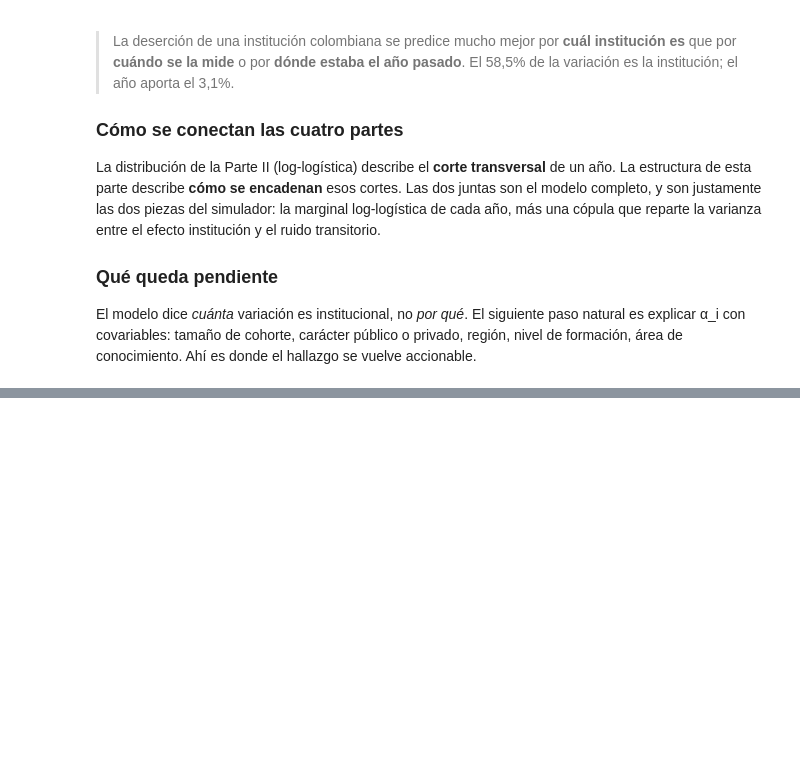
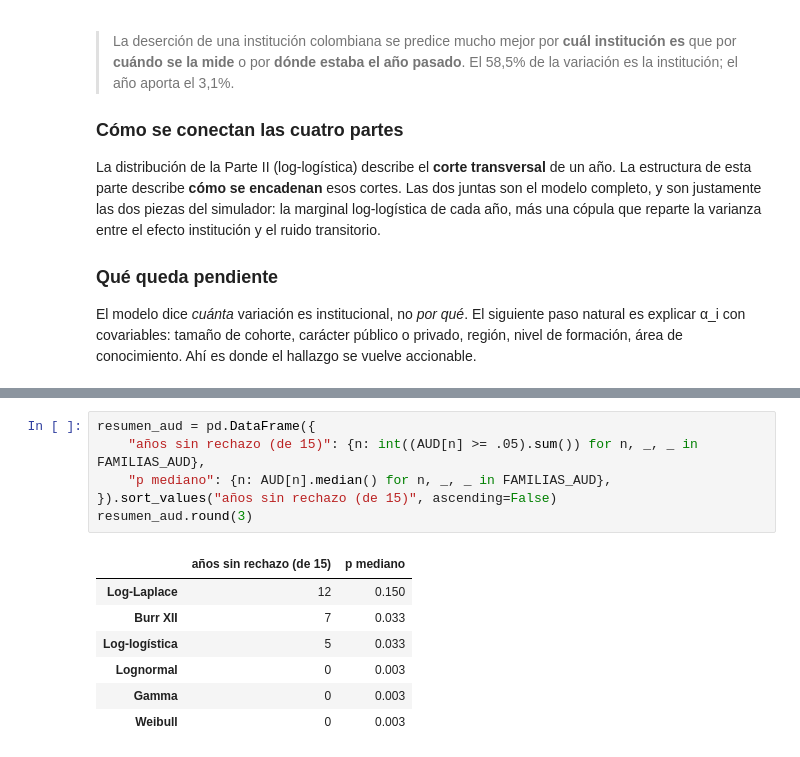
Before and after one commit to Nicolaserd/desercion-ies-colombia, a Jupyter notebook: DISPERSION_DESERCION.ipynb, the cells around one changed output, grey strips where cells are left out. Drawn from its saved outputs; the diff is of its cells as text; blank space fills up the shorter version.

```diff
--- a/DISPERSION_DESERCION.ipynb
+++ b/DISPERSION_DESERCION.ipynb
@@ -1827,0 +1924,14 @@ se vuelve accionable.
+# %%
+resumen_aud = pd.DataFrame({
+    "años sin rechazo (de 15)": {n: int((AUD[n] >= .05).sum()) for n, _, _ in FAMILIAS_AUD},
+    "p mediano": {n: AUD[n].median() for n, _, _ in FAMILIAS_AUD},
+}).sort_values("años sin rechazo (de 15)", ascending=False)
+resumen_aud.round(3)
+# %% [output]
+|  | años sin rechazo (de 15) | p mediano |
+| Log-Laplace | 12 | 0.150 |
+| Burr XII | 7 | 0.033 |
+| Log-logística | 5 | 0.033 |
+| Lognormal | 0 | 0.003 |
+| Gamma | 0 | 0.003 |
+| Weibull | 0 | 0.003 |
```
Also changed, not shown: parts of 24 cells of this notebook, 7 other files.
